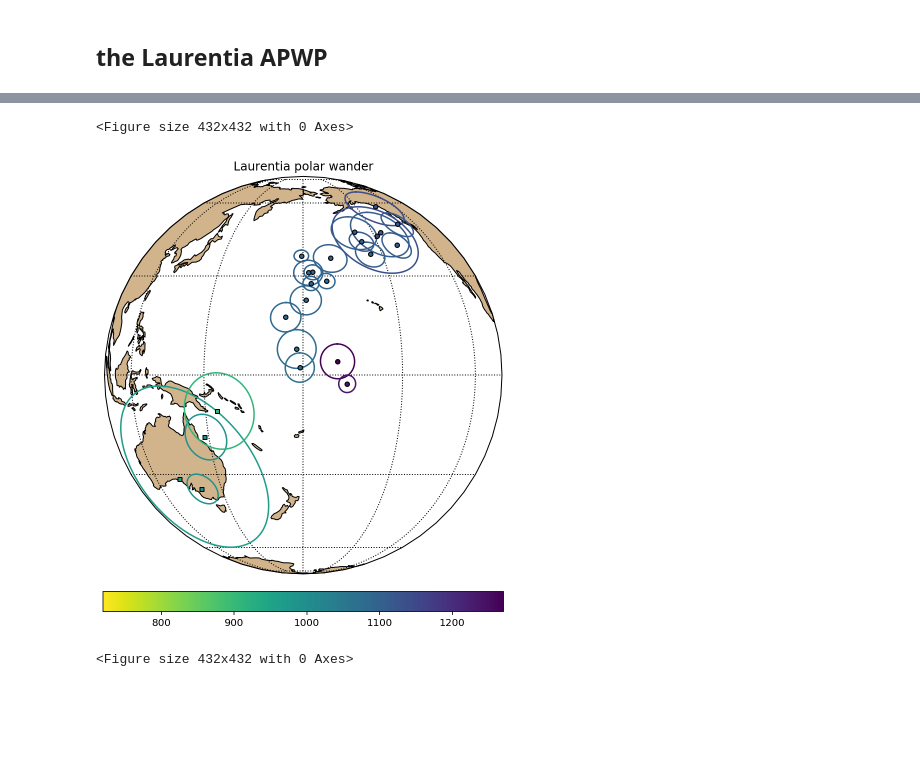
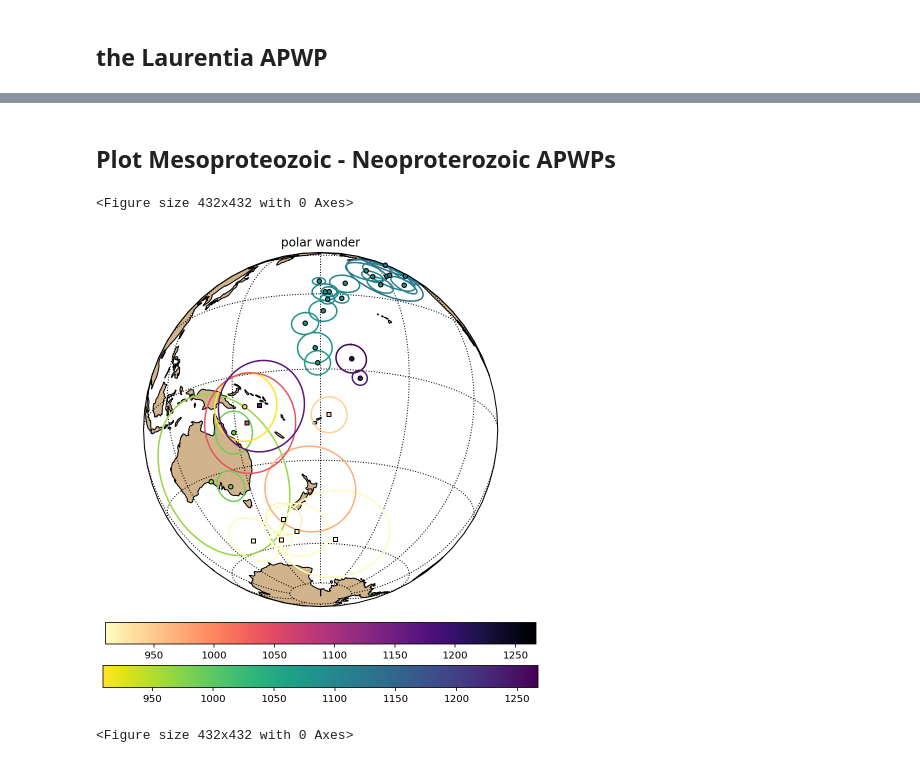
Before and after one commit to Swanson-Hysell-Group/Grenville_seminar, a Jupyter notebook: code/Grenville_Loop.ipynb, the cells around one changed output, grey strips where cells are left out. Drawn from its saved outputs; the diff is of its cells as text; code cells hidden in the pictures; blank space fills up the shorter version.

Commit message:
rename haliburton notebook, rotate Baltica poles to Laurentia

```diff
--- a/code/Haliburton_pmag_Yiming.ipynb
+++ b/code/Grenville_Loop.ipynb
@@ -56,0 +84,6 @@ Grenville_poles
+# %%
+Kewee_poles = pd.read_csv('../data/Laurentia_poles/Laurentia_poles.csv')
+Kewee_poles = Kewee_poles[8:28]
+Grenville_poles = pd.read_csv('code_output/pole_means.csv')
+
+Laurentia_poles = pd.concat([Kewee_poles, Grenville_poles]).reset_index(drop=1)
@@ -56,0 +92,8 @@ Grenville_poles
+# %%
+Baltica_poles = pd.read_csv('../data/Baltica_poles/Baltica_poles.csv', encoding='iso-8859-1')
+# Baltica_poles['A95'] = Baltica_poles['A95'].fillna(0)
+Baltica_poles['Laurentia_PLon'] = [rotate([Baltica_poles['PLon'][i], Baltica_poles['PLat'][i]],
+                                          [95.7, 75.8], -59.2)[0] for i in range(Baltica_poles.shape[0])]
+Baltica_poles['Laurentia_PLat'] = [rotate([Baltica_poles['PLon'][i], Baltica_poles['PLat'][i]],
+                                          [95.7, 75.8], -59.2)[1] for i in range(Baltica_poles.shape[0])]
+Baltica_poles
@@ -57,32 +112,36 @@ Grenville_poles
+# %% [markdown]
+## Plot Mesoproteozoic - Neoproterozoic APWPs
 # %%
 plt.figure(figsize=(6, 6))
-m = ipmag.make_orthographic_map(central_longitude=180, central_latitude=0)
+m = ipmag.make_orthographic_map(central_longitude=180, central_latitude=-20)
 
 viridis = cm = plt.get_cmap('viridis')
-cNorm  = matplotlib.colors.Normalize(vmin=720, vmax=1270)
-scalarMap = matplotlib.cm.ScalarMappable(norm=cNorm, cmap='viridis_r')
-# scalarMap = matplotlib.cm.ScalarMappable(norm=cNorm, cmap='Spectral_r')
+cNorm  = matplotlib.colors.Normalize(vmin=Laurentia_poles.AgeNominal.min(), vmax=Laurentia_poles.AgeNominal.max())
+Laurentia_scalarMap = matplotlib.cm.ScalarMappable(norm=cNorm, cmap='viridis_r')
 
-for n in poles.index:
-    rgba = scalarMap.to_rgba(poles.AgeNominal[n])
+
+for n in Laurentia_poles.index:
+    rgba = Laurentia_scalarMap.to_rgba(Laurentia_poles.AgeNominal[n])
     hex_color = colors.rgb2hex(rgba)
-    hex_color
-    ipmag.plot_pole(m,poles.PLon[n],poles.PLat[n],poles.A95[n],color=hex_color)
+    ipmag.plot_pole(m,Laurentia_poles.PLon[n],Laurentia_poles.PLat[n],Laurentia_poles.A95[n],color=hex_color)
 
-for n in Grenville_poles.index:
-    rgba = scalarMap.to_rgba(Grenville_poles.AgeNominal[n])
+Baltica_scalarMap = matplotlib.cm.ScalarMappable(norm=cNorm, cmap='magma_r')
+for n in Baltica_poles.index:
+    rgba = Baltica_scalarMap.to_rgba(Baltica_poles.AgeNominal[n])
     hex_color = colors.rgb2hex(rgba)
-    hex_color
-    ipmag.plot_pole(m,Grenville_poles.PLon[n],Grenville_poles.PLat[n],Grenville_poles.A95[n],color=hex_color, marker = 's')
+    ipmag.plot_pole(m,Baltica_poles.Laurentia_PLon[n],Baltica_poles.Laurentia_PLat[n],Baltica_poles.A95[n],color=hex_color, marker = 's')
 
-scalarMap.set_array(np.linspace(720,1110))
-plt.colorbar(scalarMap,orientation='horizontal',fraction=0.046, pad=0.04)
-plt.title('Laurentia polar wander')
+Laurentia_scalarMap.set_array(np.linspace(Laurentia_poles.AgeNominal.min(),Laurentia_poles.AgeNominal.max()))
+plt.colorbar(Laurentia_scalarMap,orientation='horizontal',fraction=0.05, pad=0.05)
+plt.colorbar(Baltica_scalarMap,orientation='horizontal',fraction=0.055, pad=0.04)
+
+
+plt.title('polar wander')
 # plt.savefig('../figure/Logan_Kewee_Grenville_Loop.pdf', bbox_inches='tight')
 plt.show()
 # %% [output]
 <Figure size 432x432 with 0 Axes>
-[figure, old version]
+[figure, new version]
 # %%
 plt.figure(figsize=(6, 6))
 m = ipmag.make_orthographic_map(central_longitude=330, central_latitude=0)
```
Also changed, not shown: parts of 5 cells of this notebook, 1 other file.
